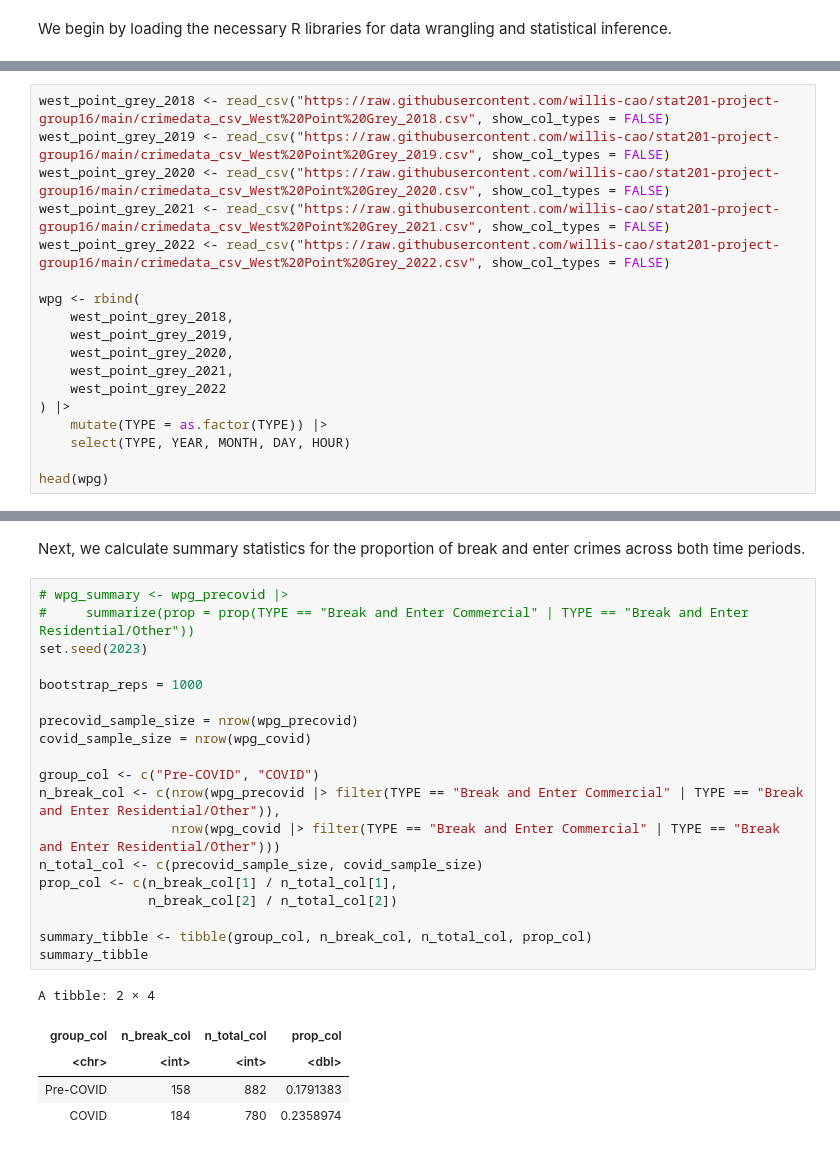
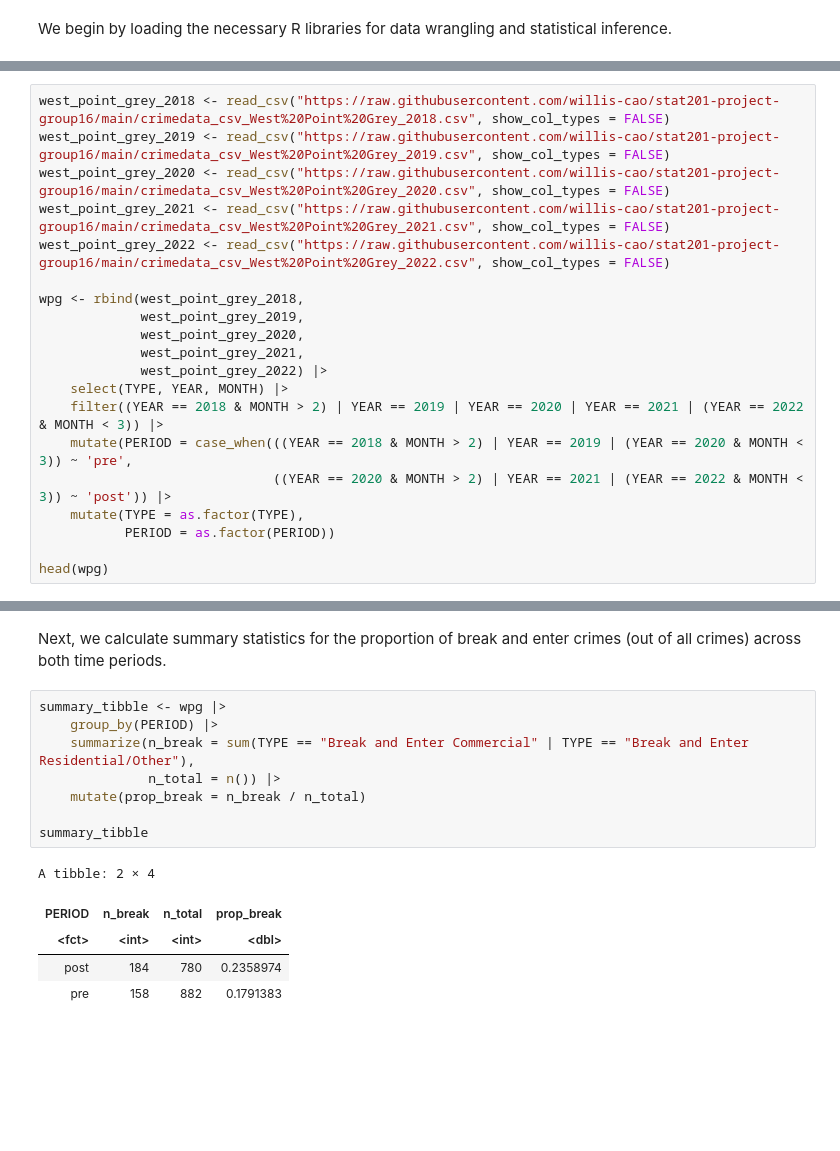
Before and after one commit to willis-cao/stat201-project-group16, a Jupyter notebook: proposal.ipynb, the cells around one changed output, grey strips where cells are left out. Drawn from its saved outputs; the diff is of its cells as text; blank space fills up the shorter version.

```diff
--- a/proposal.ipynb
+++ b/proposal.ipynb
@@ -39,15 +32,17 @@ west_point_grey_2020 <- read_csv("https://raw.githubusercontent.com/willis-cao/s
 west_point_grey_2021 <- read_csv("https://raw.githubusercontent.com/willis-cao/stat201-project-group16/main/crimedata_csv_West%20Point%20Grey_2021.csv", show_col_types = FALSE)
 west_point_grey_2022 <- read_csv("https://raw.githubusercontent.com/willis-cao/stat201-project-group16/main/crimedata_csv_West%20Point%20Grey_2022.csv", show_col_types = FALSE)
 
-wpg <- rbind(
-    west_point_grey_2018,
-    west_point_grey_2019,
-    west_point_grey_2020,
-    west_point_grey_2021,
-    west_point_grey_2022
-) |>
-    mutate(TYPE = as.factor(TYPE)) |>
-    select(TYPE, YEAR, MONTH, DAY, HOUR)
+wpg <- rbind(west_point_grey_2018,
+             west_point_grey_2019,
+             west_point_grey_2020,
+             west_point_grey_2021,
+             west_point_grey_2022) |>
+    select(TYPE, YEAR, MONTH) |>
+    filter((YEAR == 2018 & MONTH > 2) | YEAR == 2019 | YEAR == 2020 | YEAR == 2021 | (YEAR == 2022 & MONTH < 3)) |>
+    mutate(PERIOD = case_when(((YEAR == 2018 & MONTH > 2) | YEAR == 2019 | (YEAR == 2020 & MONTH < 3)) ~ 'pre',
+                              ((YEAR == 2020 & MONTH > 2) | YEAR == 2021 | (YEAR == 2022 & MONTH < 3)) ~ 'post')) |>
+    mutate(TYPE = as.factor(TYPE),
+           PERIOD = as.factor(PERIOD))
 
 head(wpg)
 # %% [output]
@@ -116,27 +74,16 @@ A tibble: 11 × 2
 # %% [markdown]
-Next, we calculate summary statistics for the proportion of break and enter crimes across both time periods.
+Next, we calculate summary statistics for the proportion of break and enter crimes (out of all crimes) across both time periods.
 # %%
-# wpg_summary <- wpg_precovid |>
-#     summarize(prop = prop(TYPE == "Break and Enter Commercial" | TYPE == "Break and Enter Residential/Other"))
-set.seed(2023)
+summary_tibble <- wpg |>
+    group_by(PERIOD) |>
+    summarize(n_break = sum(TYPE == "Break and Enter Commercial" | TYPE == "Break and Enter Residential/Other"),
+              n_total = n()) |>
+    mutate(prop_break = n_break / n_total)
 
-bootstrap_reps = 1000
-
-precovid_sample_size = nrow(wpg_precovid)
-covid_sample_size = nrow(wpg_covid)
-
-group_col <- c("Pre-COVID", "COVID")
-n_break_col <- c(nrow(wpg_precovid |> filter(TYPE == "Break and Enter Commercial" | TYPE == "Break and Enter Residential/Other")),
-                 nrow(wpg_covid |> filter(TYPE == "Break and Enter Commercial" | TYPE == "Break and Enter Residential/Other")))
-n_total_col <- c(precovid_sample_size, covid_sample_size)
-prop_col <- c(n_break_col[1] / n_total_col[1],
-              n_break_col[2] / n_total_col[2])
-
-summary_tibble <- tibble(group_col, n_break_col, n_total_col, prop_col)
 summary_tibble
 # %% [output]
 A tibble: 2 × 4
-| group_col | n_break_col | n_total_col | prop_col |
-| <chr> | <int> | <int> | <dbl> |
-| Pre-COVID | 158 | 882 | 0.1791383 |
-| COVID | 184 | 780 | 0.2358974 |
+| PERIOD | n_break | n_total | prop_break |
+| <fct> | <int> | <int> | <dbl> |
+| post | 184 | 780 | 0.2358974 |
+| pre | 158 | 882 | 0.1791383 |
```
Also changed, not shown: parts of 17 cells of this notebook.
